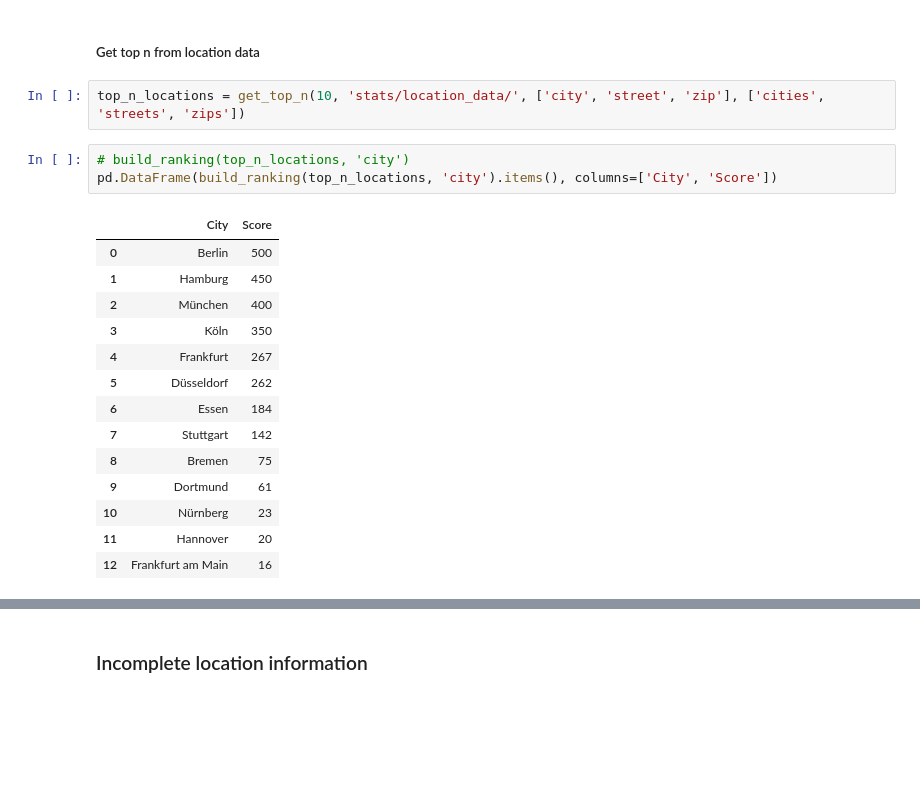
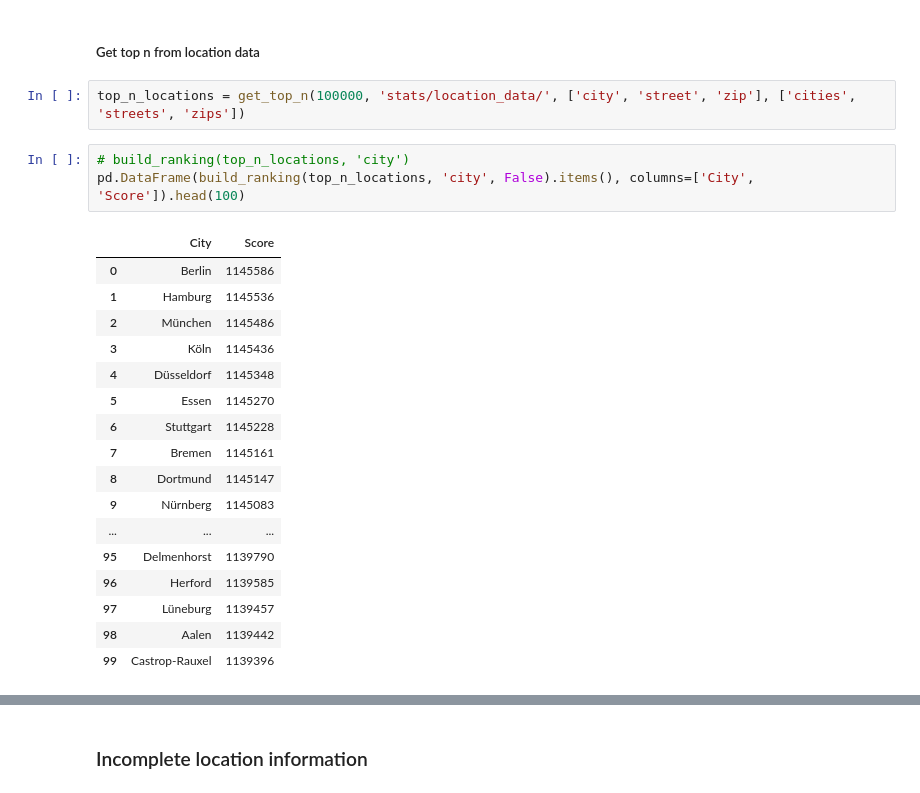
Before and after one commit to mayo-s/phonebookdiver, a Jupyter notebook: jupyter/phonebookdiver_notebook.ipynb, the cells around one changed output, grey strips where cells are left out. Drawn from its saved outputs; the diff is of its cells as text; blank space fills up the shorter version.

```diff
--- a/jupyter/phonebookdiver_notebook.ipynb
+++ b/jupyter/phonebookdiver_notebook.ipynb
@@ -1044,22 +1081,25 @@ collection = '2018_Q3'
 # %% [markdown]
 ##### Get top n from location data
 # %%
-top_n_locations = get_top_n(10, 'stats/location_data/', ['city', 'street', 'zip'], ['cities', 'streets', 'zips'])
+top_n_locations = get_top_n(100000, 'stats/location_data/', ['city', 'street', 'zip'], ['cities', 'streets', 'zips'])
 # %%
 # build_ranking(top_n_locations, 'city')
-pd.DataFrame(build_ranking(top_n_locations, 'city').items(), columns=['City', 'Score'])
+pd.DataFrame(build_ranking(top_n_locations, 'city', False).items(), columns=['City', 'Score']).head(100)
 # %% [output]
 |  | City | Score |
-| 0 | Berlin | 500 |
-| 1 | Hamburg | 450 |
-| 2 | München | 400 |
-| 3 | Köln | 350 |
-| 4 | Frankfurt | 267 |
-| 5 | Düsseldorf | 262 |
-| 6 | Essen | 184 |
-| 7 | Stuttgart | 142 |
-| 8 | Bremen | 75 |
-| 9 | Dortmund | 61 |
-| 10 | Nürnberg | 23 |
-| 11 | Hannover | 20 |
-| 12 | Frankfurt am Main | 16 |
+| 0 | Berlin | 1145586 |
+| 1 | Hamburg | 1145536 |
+| 2 | München | 1145486 |
+| 3 | Köln | 1145436 |
+| 4 | Düsseldorf | 1145348 |
+| 5 | Essen | 1145270 |
+| 6 | Stuttgart | 1145228 |
+| 7 | Bremen | 1145161 |
+| 8 | Dortmund | 1145147 |
+| 9 | Nürnberg | 1145083 |
+| ... | ... | ... |
+| 95 | Delmenhorst | 1139790 |
+| 96 | Herford | 1139585 |
+| 97 | Lüneburg | 1139457 |
+| 98 | Aalen | 1139442 |
+| 99 | Castrop-Rauxel | 1139396 |
```
Also changed, not shown: parts of 26 cells of this notebook.
